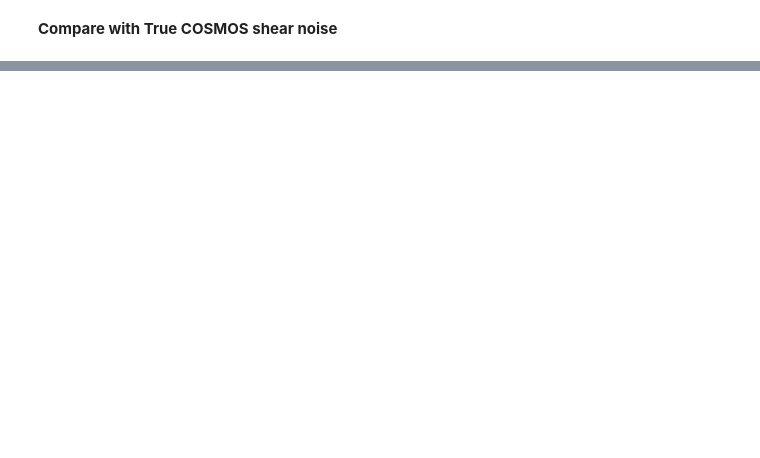
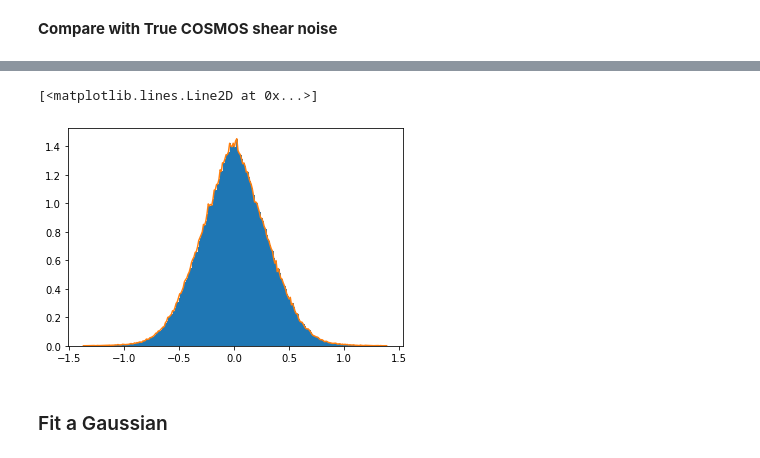
Before and after one commit to CosmoStat/jax-lensing, a Jupyter notebook: notebooks/KappaTNG_COSMOS_emulation.ipynb, the cells around one changed output, grey strips where cells are left out. Saved outputs shown, nothing was run; the diff lists cells and outputs as text; code cells hidden in the pictures; blank space fills up the shorter version.

```diff
--- a/notebooks/KappaTNG_COSMOS_emulation.ipynb
+++ b/notebooks/KappaTNG_COSMOS_emulation.ipynb
@@ -93,0 +97,14 @@ print(jnp.std(cosmos_e1[~m]))
+# %%
+# import ellipticities
+e1 = fits.getdata('../data/COSMOS/e1.fits').astype('float32')
+e2 = fits.getdata('../data/COSMOS/e2.fits').astype('float32')
+# %%
+import jax.numpy as jnp
+a, b = jnp.histogram(e1, 256, density=True)
+hist(e1, 256, density=True);
+plot(b[:-1], a)
+# %% [output]
+[<matplotlib.lines.Line2D at 0x...>]
+[figure, added]
+# %% [markdown]
+### Fit a Gaussian
```
Also changed, not shown: parts of 39 cells of this notebook.
